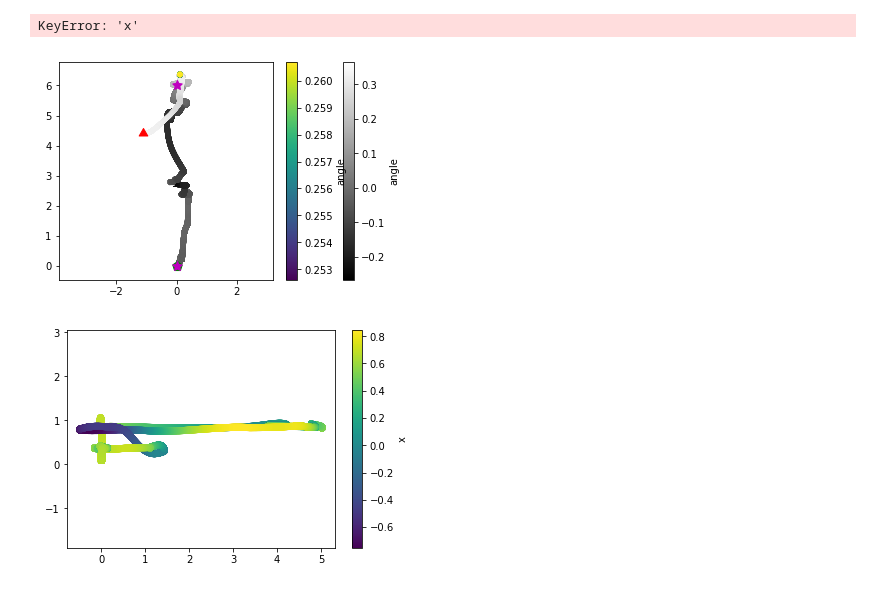
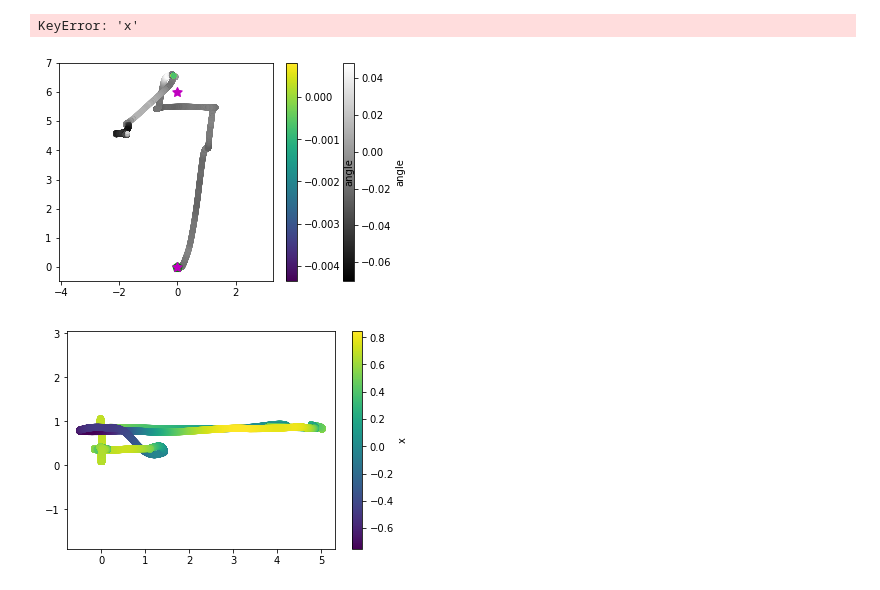
Before and after one commit to ahermassi/spirit, a Jupyter notebook: analysis/Analysis.ipynb, the cells around one changed output. Cells and saved outputs as stored; diff of their text form; code cells hidden in the pictures.

```diff
--- a/analysis/Analysis.ipynb
+++ b/analysis/Analysis.ipynb
@@ -334,13 +332,13 @@ plot_xy(df)
 # %% [output]
 KeyError: 'x'
 # %%
-df = load_bag("bagfiles/experiment-1_user-07_run-01.bag", include=TOPICS_SUMMARIZED)
+df = load_bag("bagfiles/experiment-2_user-08_run-01.bag", include=TOPICS_SUMMARIZED)
 rename_columns(df)
 normalize_columns(df)
 plot_xy_conditional(df, df.arrived == 1, x="xn", y="yn", s="z", c="angle")
-plot_targets(df, x="xn", y="yn", target_coords=[Coords(0, 0), Coords(0, -6)])
+plot_targets(df, x="xn", y="yn", target_coords=[Coords(0, 0), Coords(0, -6)], show_final=False)
 # %% [output]
-[figure, old version]
+[figure, new version]
 # %%
 plot_xy(df, x="yn", y="z", invert_y=False, c="x")
 # %% [output]
```
Also changed, not shown: parts of 2 cells of this notebook, 4 other files.
